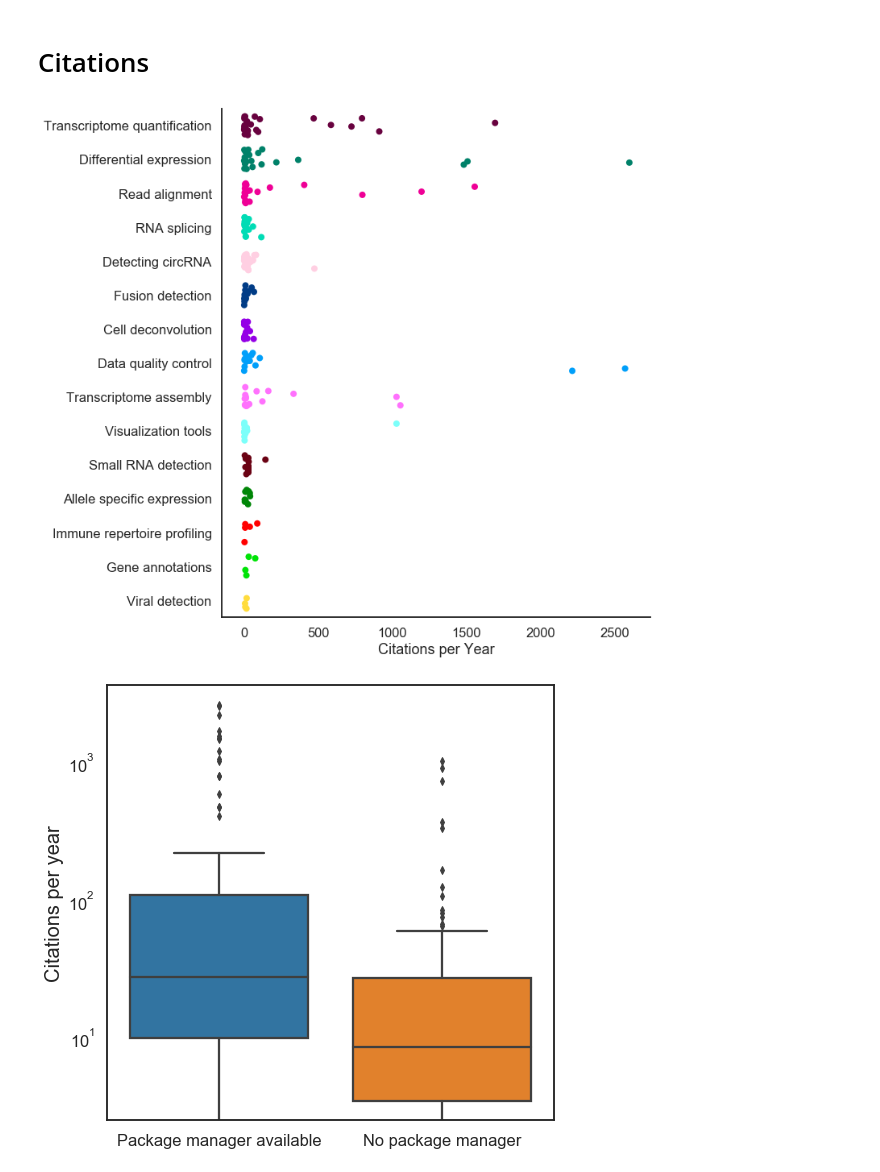
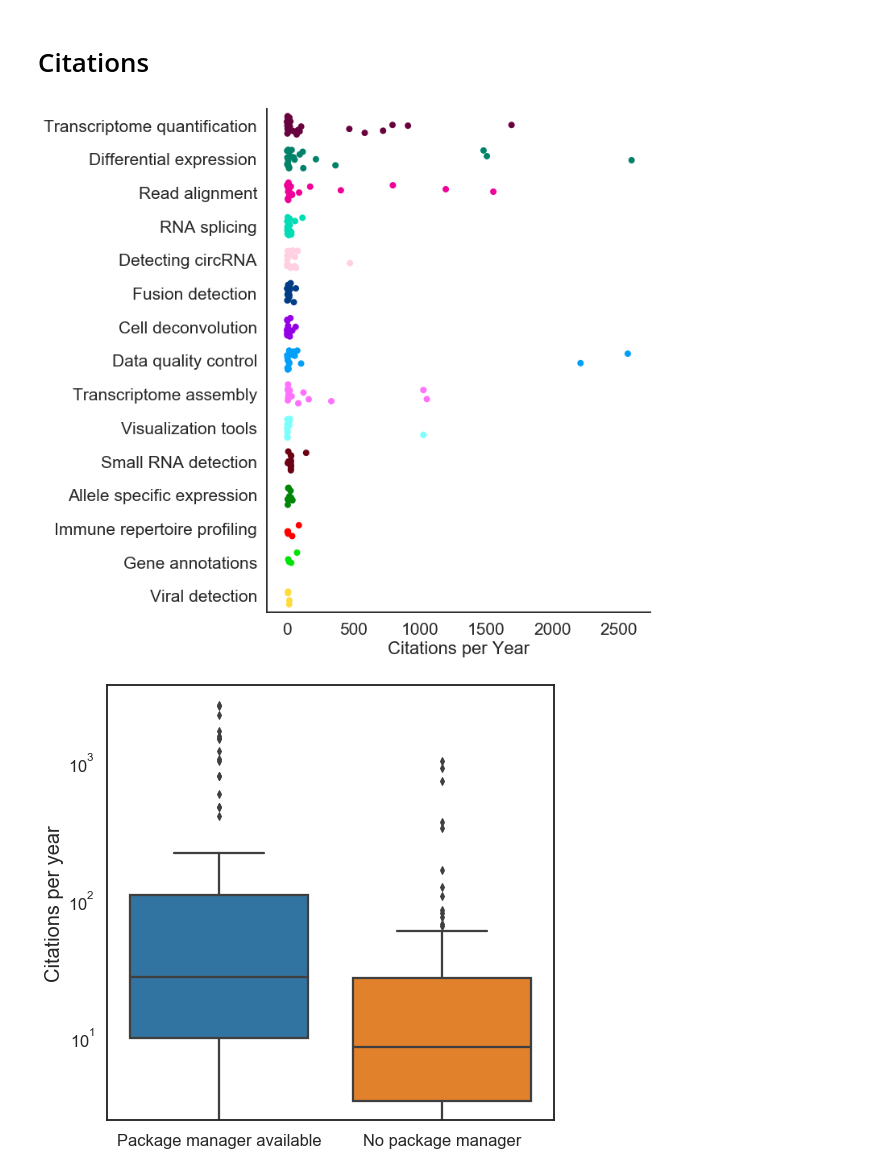
Before and after one commit to LizChang/RNA_seq_figures, a Jupyter notebook: notebooks/RNA_Seq_table.ipynb, the cells around one changed output. Cells and saved outputs as stored; diff of their text form; code cells hidden in the pictures.

```diff
--- a/notebooks/RNA_Seq_table.ipynb
+++ b/notebooks/RNA_Seq_table.ipynb
@@ -483,30 +483,33 @@ Text(0.5, 1.0, 'Availability of Package Manager Implementation')
 # %%
 plt.figure(figsize=(11,10))
 
 sns.set_style('white')
 sns.set_context('talk')
 
 color = ['#68023F','#008169','#EF0096','#00DCB5','#FFCFE2','#003C86','#9400E6','#009FFA','#FF71FD','#7CFFFA',
          '#6A0213','#008607','red',"#00E307",'#FFDC3D']
 ax = sns.stripplot(data = data, y = 'category', x = 'citation_per_year',
                    order=['Transcriptome quantification','Differential expression',
                           'Read alignment','RNA splicing','Detecting circRNA',
                           'Fusion detection','Cell deconvolution',
                           'Data quality control','Transcriptome assembly',
                           'Visualization tools','Small RNA detection',
                           'Allele specific expression','Immune repertoire profiling',
                           'Gene annotations','Viral detection'],
                    palette=color, size=8, jitter=.3)
 #plt.xscale('log')
 labels = ax.get_xticklabels()
-#ax.set_xticklabels(labels, rotation=50, ha="right", fontsize=18)
+#ax.set_yticklabels(labels, fontsize=22)
 ax.set(ylabel = '', xlabel = "Citations per Year")
+plt.yticks(fontsize=21)
+plt.xticks(fontsize=21)
+plt.xlabel("Citations per Year",fontsize=22)
 plt.tight_layout()
 sns.despine()
 
 plt.savefig('../figures/figure5e.png', bbox_inches='tight', pad_inches=.5)
 # %% [output]
-[figure, old version]
+[figure, new version]
 # %%
 citation_merge = pd.read_csv('../data/table1.csv')
 plt.figure(figsize=(8,8))
```
Also changed, not shown: parts of 3 cells of this notebook, 4 other files.
